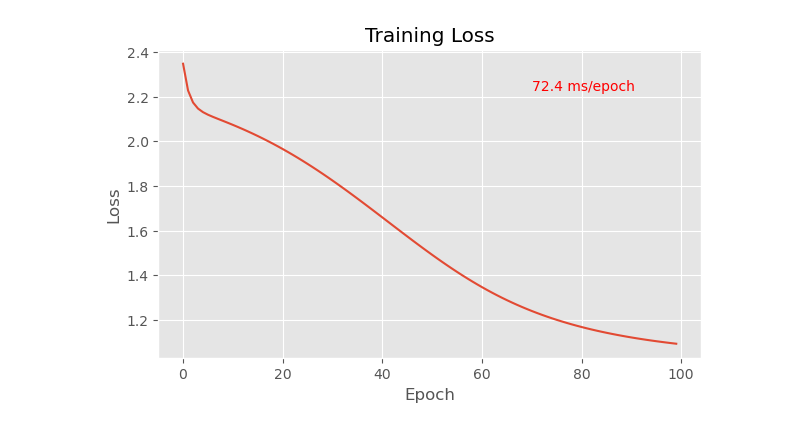
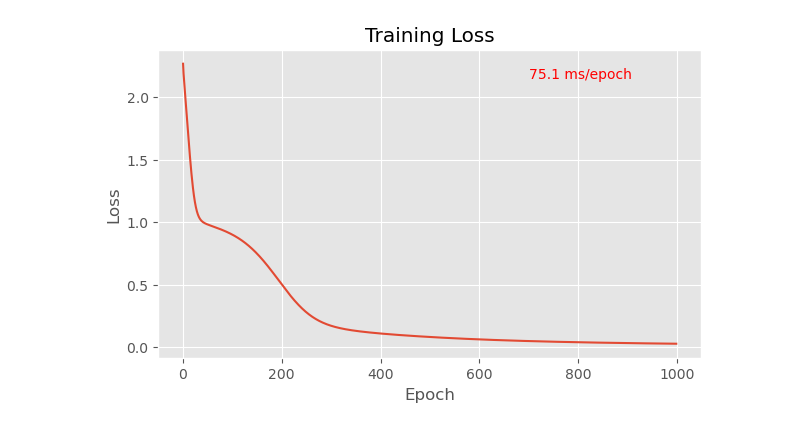
Before and after one commit to morganhawkins/ML-Projects, a Jupyter notebook: Neural Network.ipynb, the cells around one changed output. Saved outputs shown, nothing was run; the diff lists cells and outputs as text; code cells hidden in the pictures.

Commit message:
Update Neural Network.ipynb
Cleaned up code so that fitting and plotting functions are contained in network object

```diff
--- a/Neural Network.ipynb
+++ b/Neural Network.ipynb
@@ -235,36 +285,6 @@ x = np.random.uniform(-2,2,(1000,2))
 
 y = np.array([[s[0]*s[1], s[0] + s[1]] for s in x])
 # %%
-#running 1000 epochs
-
-total_epochs = 100
-loss_history = np.zeros(total_epochs)
-
-start_time = time()
-for epoch in range(total_epochs):
-
-    for s in range(len(x)):
-        test_net.fit(x[s].reshape(-1,1), y[s].reshape(-1,1), learn_coef = .1)
-
-    for layer in test_net.layers:
-        if type(layer) == connected_layer:
-            layer.weight_mat = layer.weight_mat + (layer.weight_mat_update/len(x))
-            layer.bias_mat = layer.bias_mat + (layer.bias_mat_update/len(x))
-
-    test_net.reset_update_mats()
-
-    loss = test_net.loss(x, y)
-    loss_history[epoch] = loss
-
-    if epoch%(total_epochs/5) == 1:
-        print("-"*20)
-        print(f"epoch: {epoch}/{total_epochs} \n loss: {round(loss, 4)}")
-
-
-
-print("-"*20)
-print(f"epoch: done \n loss: {round(test_net.loss(x, y), 4)}")
-
-end_time = time()
+test_net.fit(x, y, epochs = 1000)
 # %% [output]
 --------------------
@@ -288,14 +308,5 @@ epoch: done
 # %%
-plt.figure(figsize = (7,4))
-plt.style.use("ggplot")
-plt.plot(np.arange(total_epochs), loss_history)
-plt.xlabel("Epoch")
-plt.ylabel("Loss")
-plt.title("Training Loss")
-plt.text(total_epochs*.7, max(loss_history)*.95,
-         f"{round((end_time - start_time)/total_epochs*1000,1)} ms/epoch",
-         color = "red",)
-plt.show()
+test_net.graph_loss_history()
 # %% [output]
-[figure, old version]
+[figure, new version]
 # %%
```
Also changed, not shown: parts of 5 cells of this notebook.
